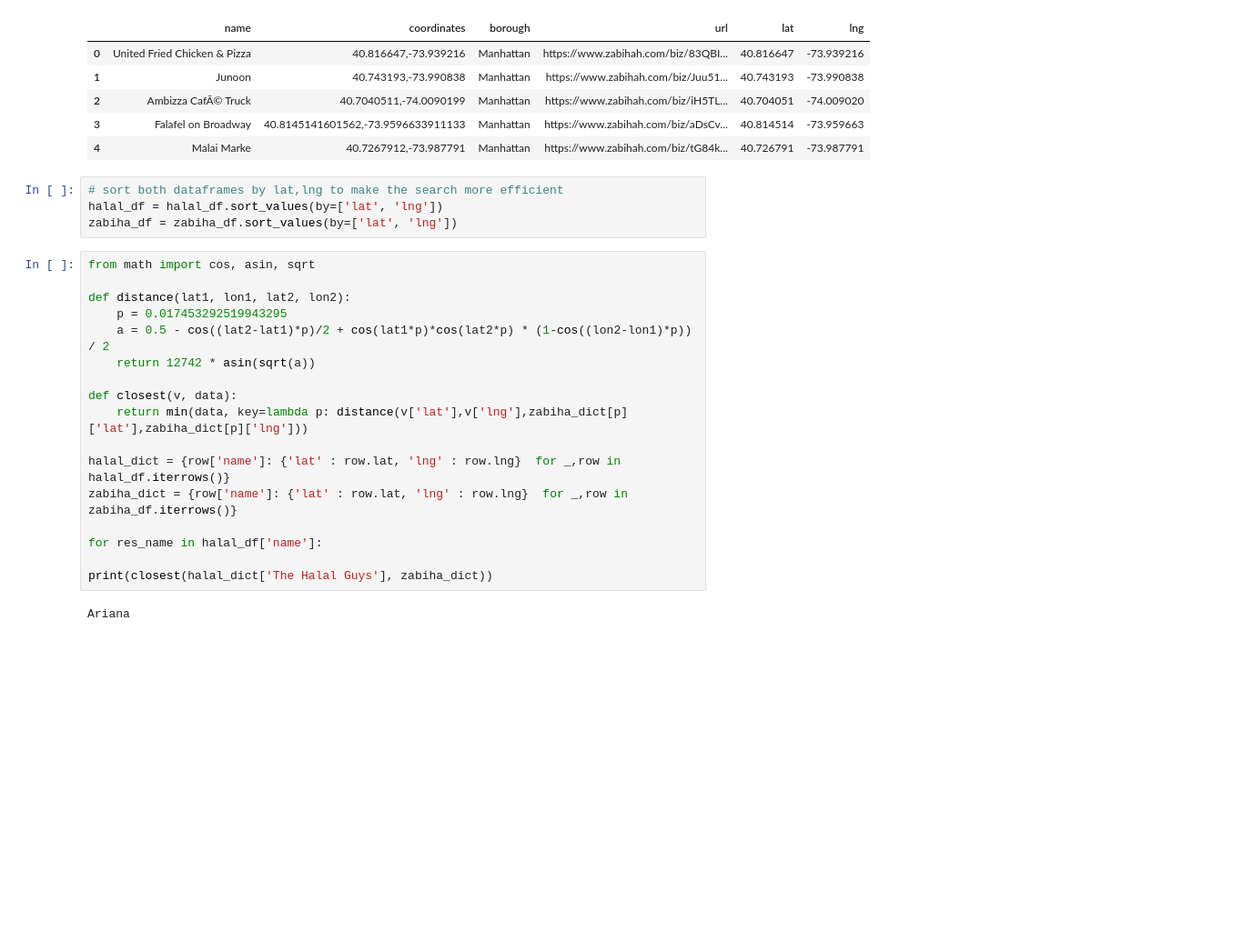
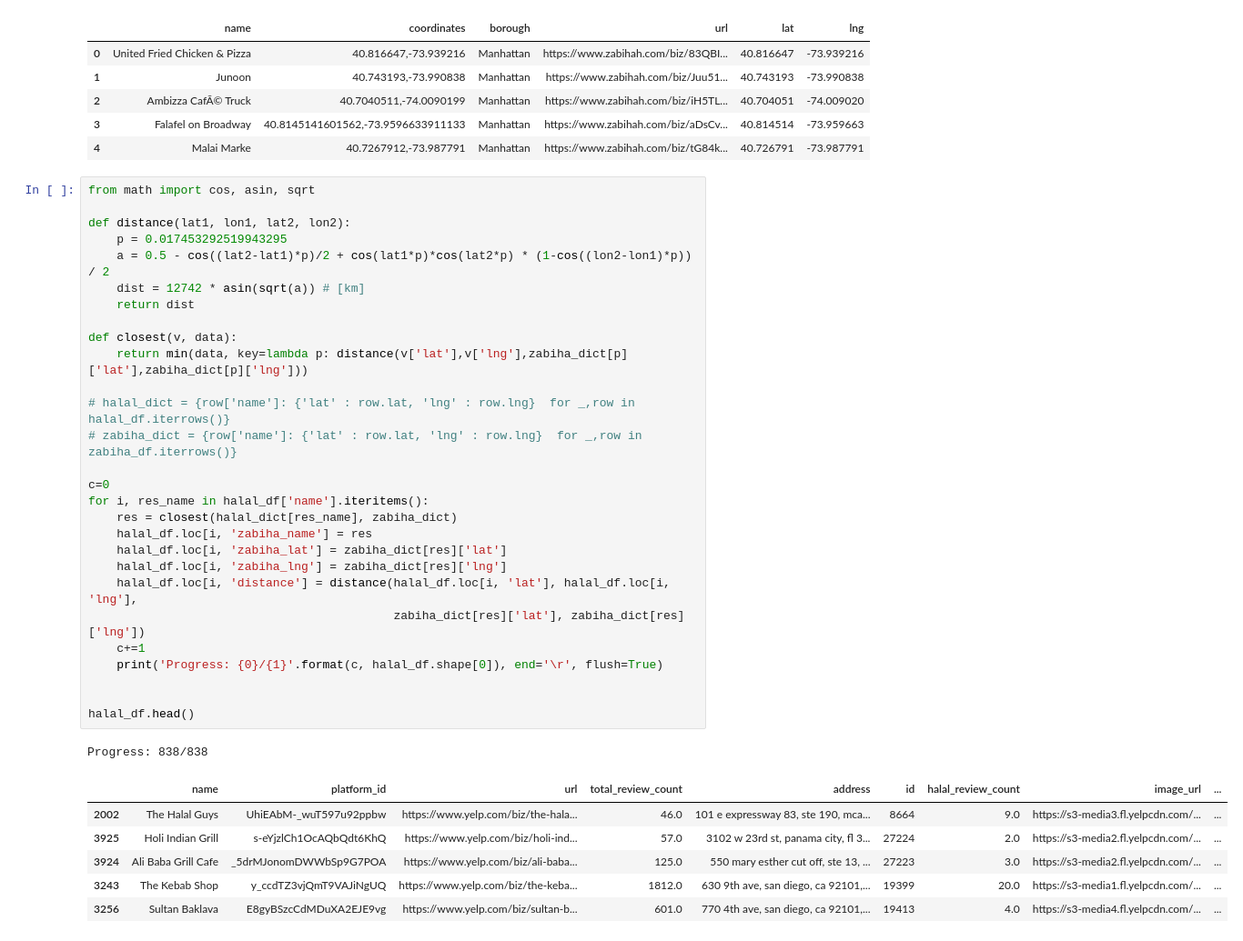
Before and after one commit to WAzaizeh/Halal_o_Meter, a Jupyter notebook: src/data/EDA/Yelp_EDA.ipynb, the cells around one changed output. Shown at 91% size. Saved outputs shown, nothing was run; the diff lists cells and outputs as text; blank space fills up the shorter version.

```diff
--- a/src/data/EDA/Yelp_EDA.ipynb
+++ b/src/data/EDA/Yelp_EDA.ipynb
@@ -253,26 +253,39 @@ zabiha_df.head()
 | 2 | Ambizza CafÃ© Truck | 40.7040511,-74.0090199 | Manhattan | https://www.zabihah.com/biz/iH5TL... | 40.704051 | -74.009020 |
 | 3 | Falafel on Broadway | 40.8145141601562,-73.9596633911133 | Manhattan | https://www.zabihah.com/biz/aDsCv... | 40.814514 | -73.959663 |
 | 4 | Malai Marke | 40.7267912,-73.987791 | Manhattan | https://www.zabihah.com/biz/tG84k... | 40.726791 | -73.987791 |
-# %%
-# sort both dataframes by lat,lng to make the search more efficient
-halal_df = halal_df.sort_values(by=['lat', 'lng'])
-zabiha_df = zabiha_df.sort_values(by=['lat', 'lng'])
 # %%
 from math import cos, asin, sqrt
 
 def distance(lat1, lon1, lat2, lon2):
     p = 0.017453292519943295
     a = 0.5 - cos((lat2-lat1)*p)/2 + cos(lat1*p)*cos(lat2*p) * (1-cos((lon2-lon1)*p)) / 2
-    return 12742 * asin(sqrt(a))
+    dist = 12742 * asin(sqrt(a)) # [km]
+    return dist
 
 def closest(v, data):
     return min(data, key=lambda p: distance(v['lat'],v['lng'],zabiha_dict[p]['lat'],zabiha_dict[p]['lng']))
 
-halal_dict = {row['name']: {'lat' : row.lat, 'lng' : row.lng}  for _,row in halal_df.iterrows()}
-zabiha_dict = {row['name']: {'lat' : row.lat, 'lng' : row.lng}  for _,row in zabiha_df.iterrows()}
+# halal_dict = {row['name']: {'lat' : row.lat, 'lng' : row.lng}  for _,row in halal_df.iterrows()}
+# zabiha_dict = {row['name']: {'lat' : row.lat, 'lng' : row.lng}  for _,row in zabiha_df.iterrows()}
 
-for res_name in halal_df['name']:
+c=0
+for i, res_name in halal_df['name'].iteritems():
+    res = closest(halal_dict[res_name], zabiha_dict)
+    halal_df.loc[i, 'zabiha_name'] = res
+    halal_df.loc[i, 'zabiha_lat'] = zabiha_dict[res]['lat']
+    halal_df.loc[i, 'zabiha_lng'] = zabiha_dict[res]['lng']
+    halal_df.loc[i, 'distance'] = distance(halal_df.loc[i, 'lat'], halal_df.loc[i, 'lng'],
+                                           zabiha_dict[res]['lat'], zabiha_dict[res]['lng'])
+    c+=1
+    print('Progress: {0}/{1}'.format(c, halal_df.shape[0]), end='\r', flush=True)
 
-print(closest(halal_dict['The Halal Guys'], zabiha_dict))
+
+halal_df.head()
 # %% [output]
-Ariana
+Progress: 838/838
+|  | name | platform_id | url | total_review_count | address | id | halal_review_count | image_url | ... |
+| 2002 | The Halal Guys | UhiEAbM-_wuT597u92ppbw | https://www.yelp.com/biz/the-hala... | 46.0 | 101 e expressway 83, ste 190, mca... | 8664 | 9.0 | https://s3-media3.fl.yelpcdn.com/... | ... |
+| 3925 | Holi Indian Grill | s-eYjzlCh1OcAQbQdt6KhQ | https://www.yelp.com/biz/holi-ind... | 57.0 | 3102 w 23rd st, panama city, fl 3... | 27224 | 2.0 | https://s3-media2.fl.yelpcdn.com/... | ... |
+| 3924 | Ali Baba Grill Cafe | _5drMJonomDWWbSp9G7POA | https://www.yelp.com/biz/ali-baba... | 125.0 | 550 mary esther cut off, ste 13, ... | 27223 | 3.0 | https://s3-media2.fl.yelpcdn.com/... | ... |
+| 3243 | The Kebab Shop | y_ccdTZ3vjQmT9VAJiNgUQ | https://www.yelp.com/biz/the-keba... | 1812.0 | 630 9th ave, san diego, ca 92101,... | 19399 | 20.0 | https://s3-media1.fl.yelpcdn.com/... | ... |
+| 3256 | Sultan Baklava | E8gyBSzcCdMDuXA2EJE9vg | https://www.yelp.com/biz/sultan-b... | 601.0 | 770 4th ave, san diego, ca 92101,... | 19413 | 4.0 | https://s3-media4.fl.yelpcdn.com/... | ... |
```
Also changed, not shown: parts of 7 cells of this notebook, 1 other file.
